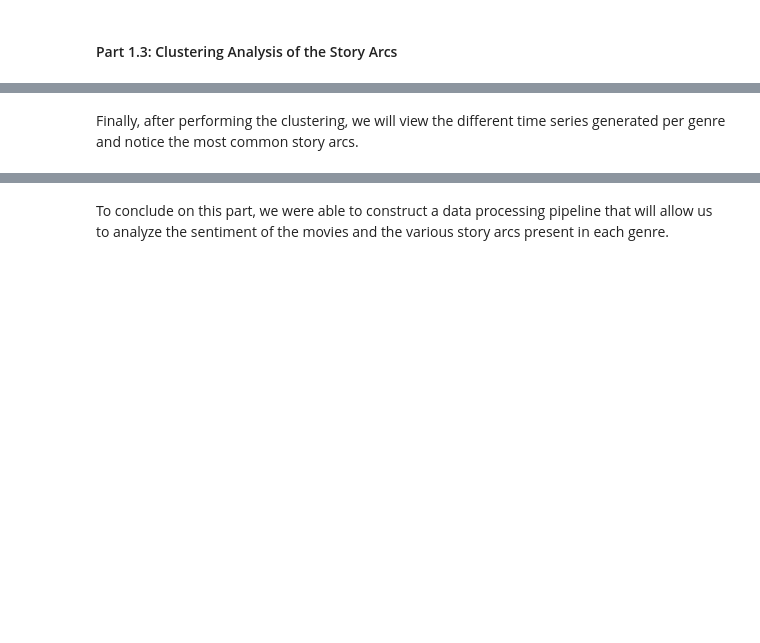
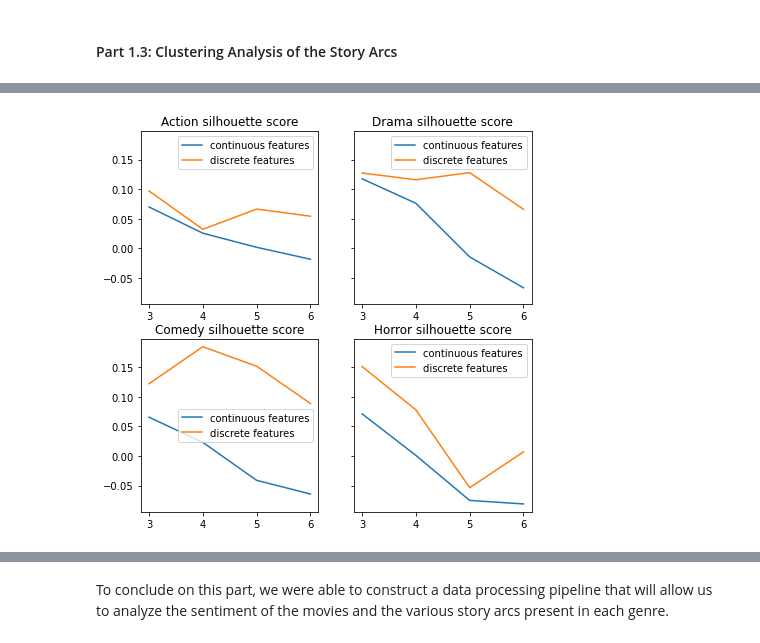
Before and after one commit to epfl-ada/ada-2022-project-runtimeterror, a Jupyter notebook: milestone3.ipynb, the cells around one changed output, grey strips where cells are left out. Cells and saved outputs as stored; diff of their text form; code cells hidden in the pictures; blank space fills up the shorter version.

Commit message:
more analysis

```diff
--- a/milestone3.ipynb
+++ b/milestone3.ipynb
@@ -346,7 +337,7 @@ With that combinations, we computed the Silhoutte score and plotted the resultin
 # %%
 # Clustering Analysis
 def timeseries_kmeans(data, number_of_clusters):
-    timeseries_kmeans = TimeSeriesKMeans(n_clusters=number_of_clusters)
+    timeseries_kmeans = TimeSeriesKMeans(n_clusters=number_of_clusters, metric="softdtw")
     return timeseries_kmeans.fit_predict(form_features(data))
 # %%
 cluster_analysis_dataloader = {}
@@ -367,7 +358,7 @@ for number_of_clusters in range(3,7):
         genre_dataframe = cluster_analysis_dataloader[genre]
 
         # continuous features
-        clustering_label[genre]["continuous_labels"] = timeseries_kmeans(genre_dataframe["plot_scores"], number_of_clusters)
+        clustering_label[genre]["continuous_labels"].append(timeseries_kmeans(genre_dataframe["plot_scores"], number_of_clusters))
 
         # discrete features
-        clustering_label[genre]["discrete_labels"]  = timeseries_kmeans(genre_dataframe["plot_classification"], number_of_clusters)
+        clustering_label[genre]["discrete_labels"].append(timeseries_kmeans(genre_dataframe["plot_classification"], number_of_clusters))
@@ -552,2 +365,25 @@ print(best_features)
-# %% [markdown]
-Finally, after performing the clustering, we will view the different time series generated per genre and notice the most common story arcs.
+# %%
+clustering_silhouette_score = {"Action": [],"Drama":[], "Comedy": [], "Horror": []}
+for genre in clustering_label.keys():
+    for number_of_clusters in range(3,7):
+        clustering_silhouette_score[genre].append(silhouette_score(cluster_analysis_dataloader[genre]["plot_scores"].values, clustering_label[genre]["continuous_labels"][number_of_clusters-3], "softdtw"))
+# %%
+discrete_clustering_silhouette_score = {"Action": [],"Drama":[], "Comedy": [], "Horror": []}
+for genre in clustering_label.keys():
+    for number_of_clusters in range(3,7):
+        discrete_clustering_silhouette_score[genre].append(silhouette_score(cluster_analysis_dataloader[genre]["plot_classification"].values, clustering_label[genre]["discrete_labels"][number_of_clusters-3], "softdtw"))
+# %%
+# plot the silhouette score
+fig, axis = plt.subplots(2,2, figsize=(7,7), sharey=True)
+
+# X_values
+x_values = np.arange(3,7)
+
+for index, genre in enumerate(clustering_silhouette_score.keys()):
+    # Clustering Silhoutte scores
+    axis[int(index/2),int(index%2)].plot(x_values, clustering_silhouette_score[genre], label = "continuous features")
+    axis[int(index/2),int(index%2)].plot(x_values, discrete_clustering_silhouette_score[genre], label = "discrete features")
+    axis[int(index/2),int(index%2)].legend()
+    axis[int(index/2),int(index%2)].set_title(f"{genre} silhouette score")
+# %% [output]
+[figure, added]
```
Also changed, not shown: parts of 23 cells of this notebook, 3 other files.
